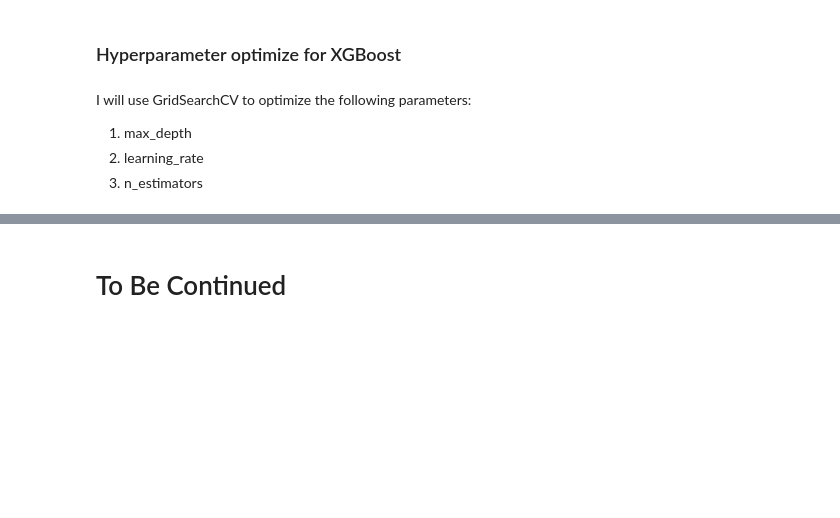
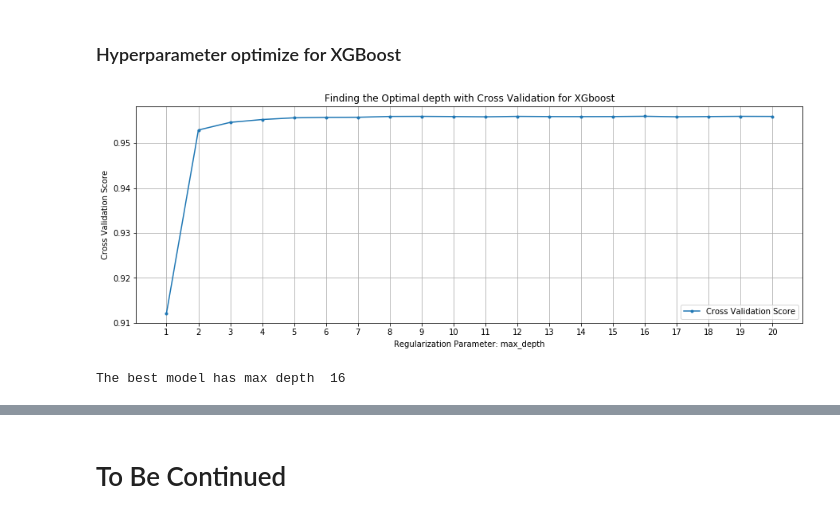
Before and after one commit to terrancexia/Home-Credit-Default-Risk-, a Jupyter notebook: Home Credit Default Risk.ipynb, the cells around one changed output, grey strips where cells are left out. Drawn from its saved outputs; the diff is of its cells as text; code cells hidden in the pictures; blank space fills up the shorter version.

Commit message:
Modeling part 3 & 4

```diff
--- a/Home Credit Default Risk.ipynb
+++ b/Home Credit Default Risk.ipynb
@@ -1784,8 +1786,37 @@ Train Data Score for XGboost with X-y: 0.9546492680694323
 Test Data Score for XGboost with X-y: 0.9548618173778466
 # %% [markdown]
 ### Hyperparameter optimize for XGBoost
-# %% [markdown]
-I will use GridSearchCV to optimize the following parameters:
-1. max_depth
-2. learning_rate
-3. n_estimators
+# %%
+# use cv to narrow down max_depth
+
+#create empty list for xg cv score
+cv_score_xg = []
+
+#create range for n_estimators
+depth = list(range(1,21,1))
+
+#Using for loops to create the iteration for 3 fold
+for d in depth:
+    #Initiate XGboost
+    xg2 = XGBClassifier(max_depth=d, n_jobs=-1)
+    #Fit model on 3 folds.
+    score_xg = cross_val_score(xg2, X_train, y_train, cv = 3).mean()
+    cv_score_xg.append(score_xg)
+# %%
+#visulize the cv score
+plt.figure(figsize=(15,5))
+plt.plot(depth, cv_score_xg, label='Cross Validation Score', marker='.')
+plt.legend()
+plt.xlabel('Regularization Parameter: max_depth')
+plt.xticks(depth)
+plt.ylabel('Cross Validation Score')
+plt.title('Finding the Optimal depth with Cross Validation for XGboost')
+plt.grid()
+plt.show()
+
+which_max = np.array(cv_score_xg).argmax()
+
+print("The best model has max depth ",depth[which_max])
+# %% [output]
+[figure, added]
+The best model has max depth  16
```
Also changed, not shown: parts of 27 cells of this notebook.
